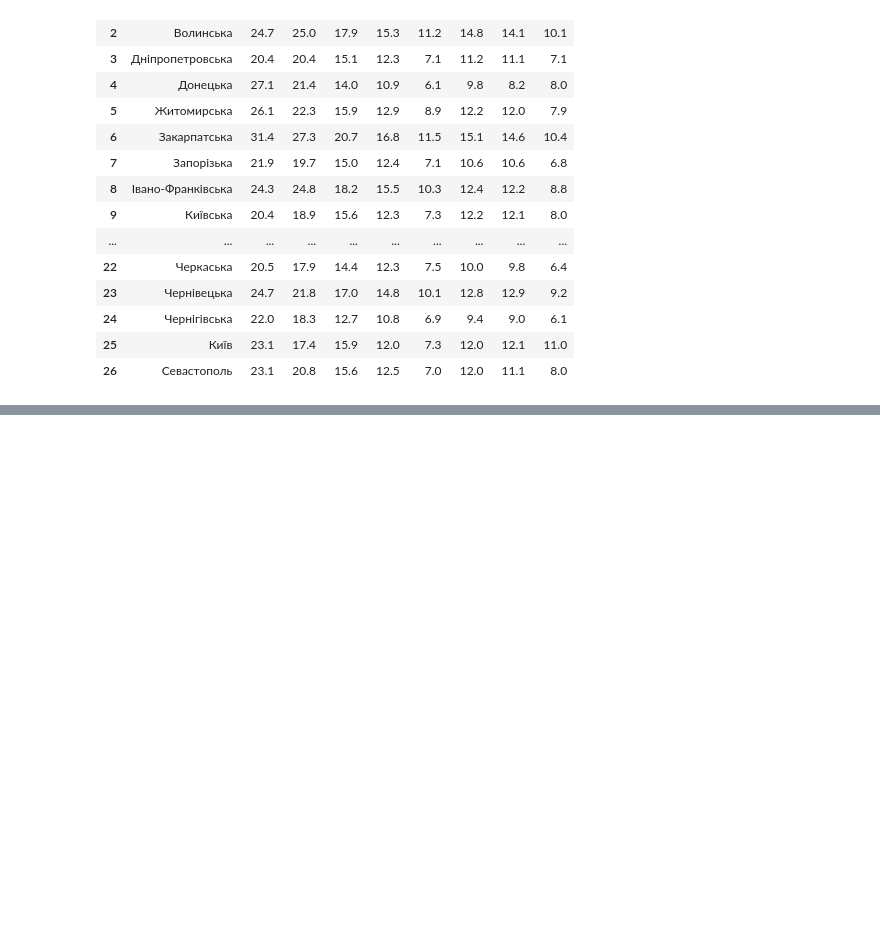
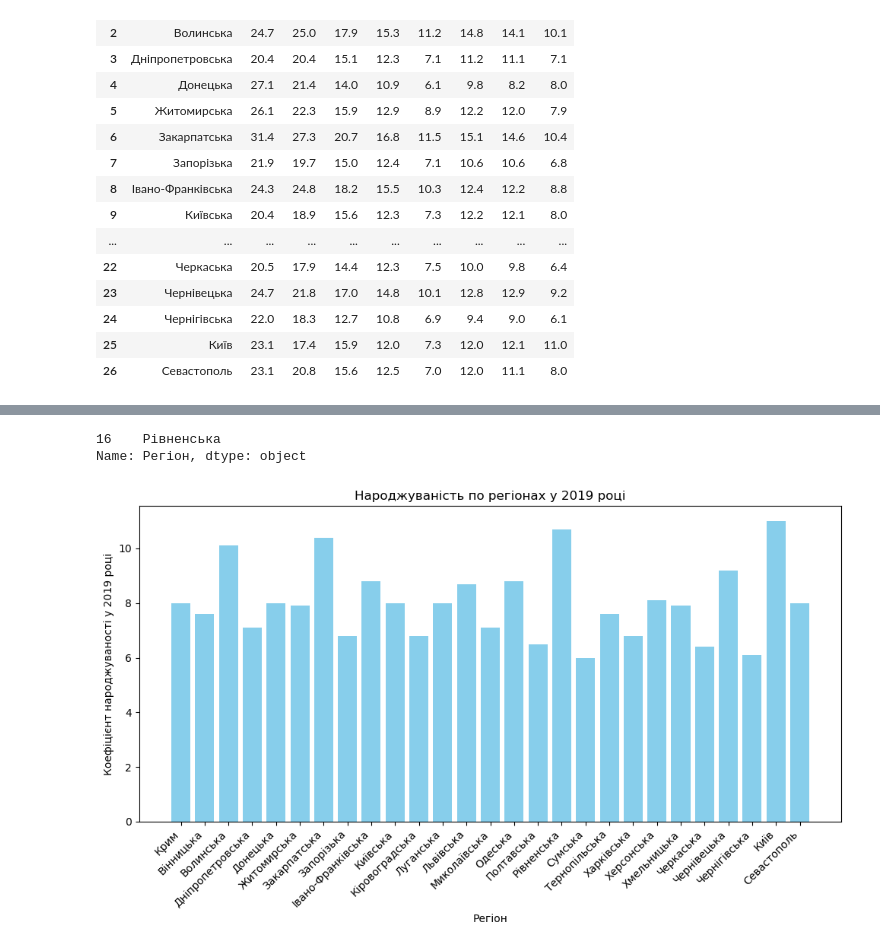
Before and after one commit to Korniev/Data-Sciense, a Jupyter notebook: hw_02/Hw_2.1.ipynb, the cells around one changed output, grey strips where cells are left out. Cells and saved outputs as stored; diff of their text form; code cells hidden in the pictures; blank space fills up the shorter version.

```diff
--- a/hw_02/Hw_2.1.ipynb
+++ b/hw_02/Hw_2.1.ipynb
@@ -178,0 +199,23 @@ birthday_data
+# %%
+# У якому регіоні була найвища народжуваність у 2014 році?
+
+region_max_birth_2014 = birthday_data[birthday_data["2014"] == birthday_data["2014"].max()]["Регіон"]
+
+region_max_birth_2014
+# %% [output]
+16    Рівненська
+Name: Регіон, dtype: object
+# %%
+# Побудуйте стовпчикову діаграму народжуваності по регіонах у 2019 році
+
+plt.figure(figsize=(10,  6))
+plt.bar(birthday_data["Регіон"], birthday_data["2019"], color="skyblue")
+plt.xlabel("Регіон")
+plt.ylabel('Коефіцієнт народжуваності у 2019 році')
+plt.title('Народжуваність по регіонах у 2019 році')
+plt.xticks(rotation=45, ha='right')
+plt.tight_layout()
+
+plt.show()
+# %% [output]
+[figure, added]
```
Also changed, not shown: parts of 2 cells of this notebook.
